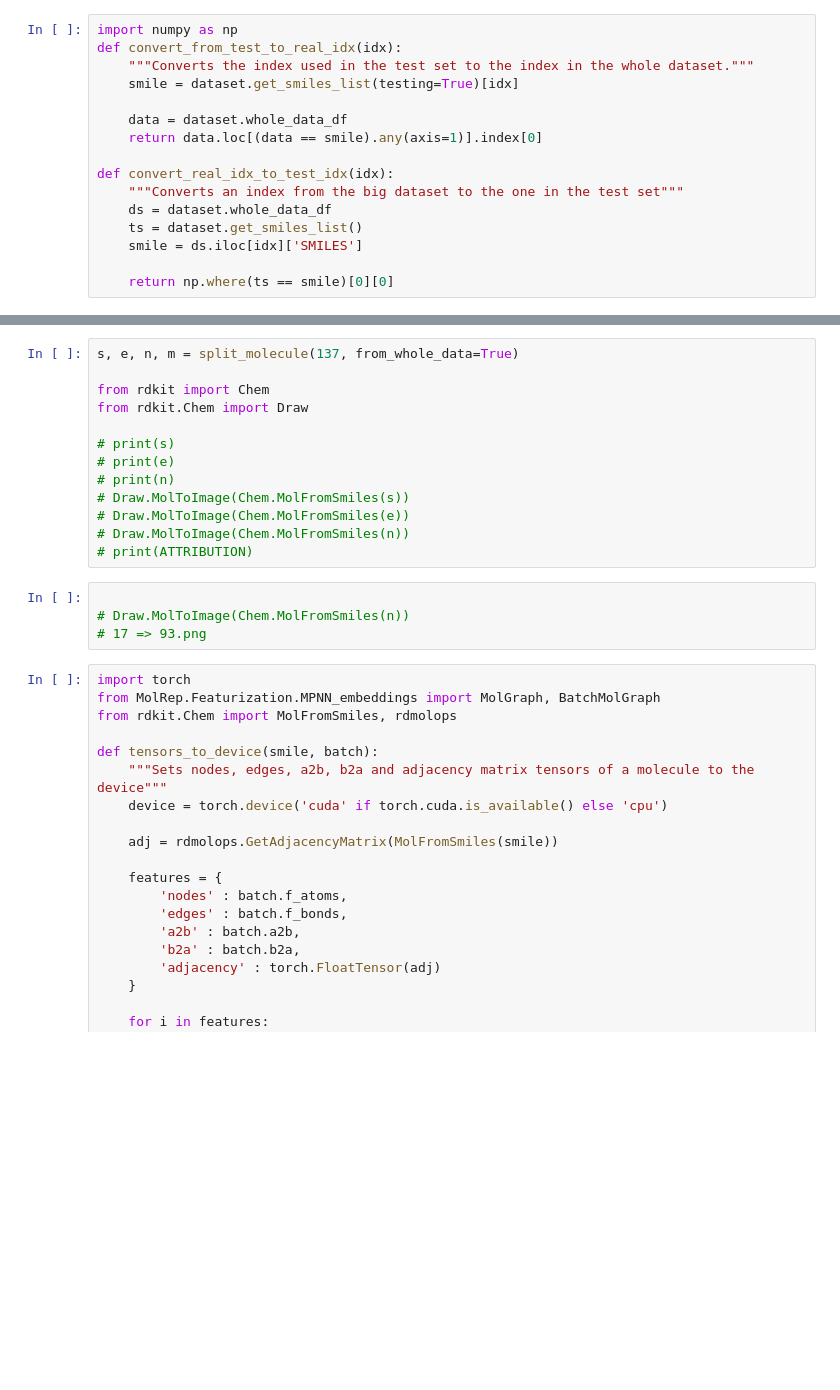
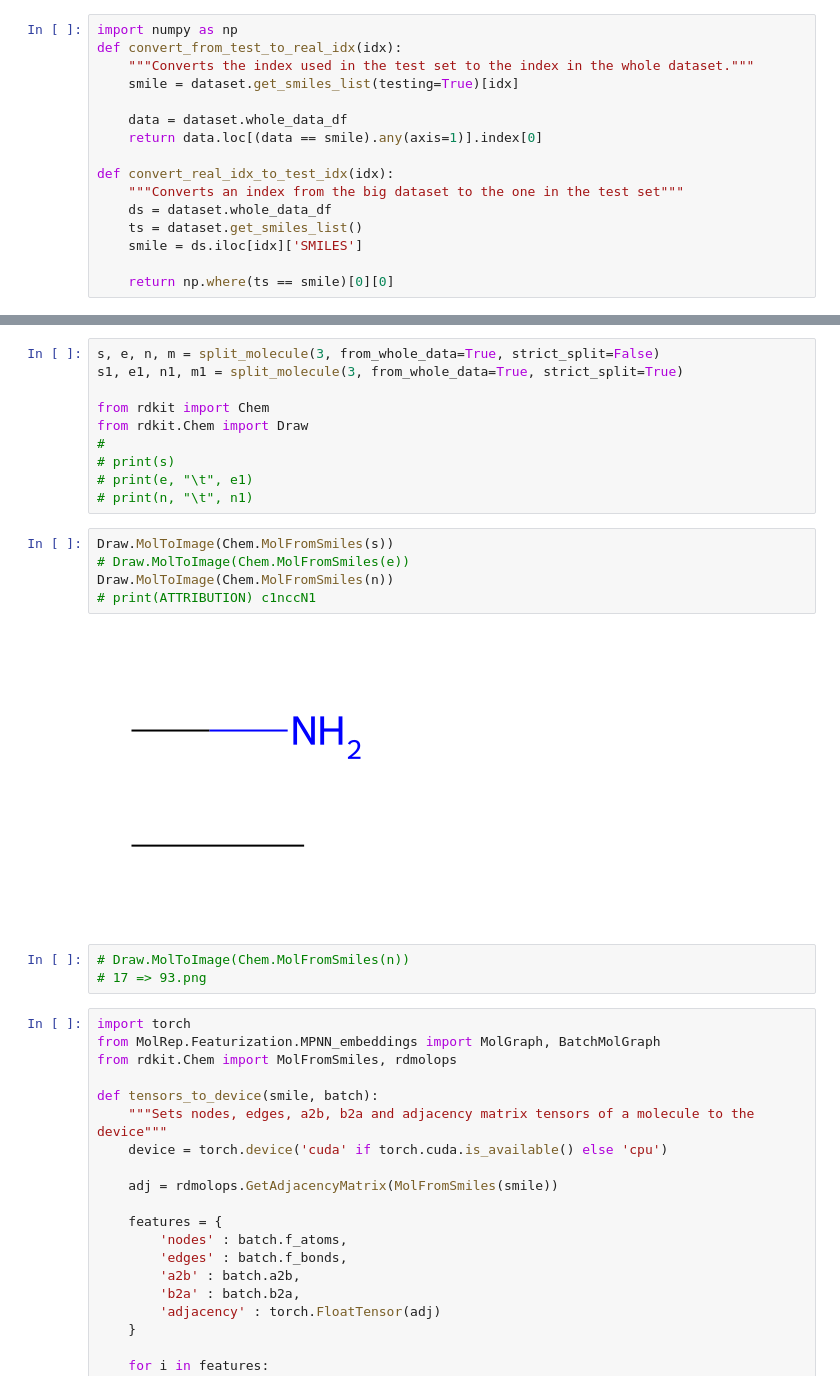
Before and after one commit to helipajari/mpp-comp-suff, a Jupyter notebook: Examples/Comprehensiveness_Sufficiency.ipynb, the cells around one changed output, grey strips where cells are left out. Drawn from its saved outputs; the diff is of its cells as text; blank space fills up the shorter version.

Commit message:
split_molecule does either soft (includes explaining atoms if they share bonds with non-explaining atoms) or hard splits (no explaining atoms) for the nonexplaining graph

```diff
--- a/Examples/Comprehensiveness_Sufficiency.ipynb
+++ b/Examples/Comprehensiveness_Sufficiency.ipynb
@@ -357,21 +370,24 @@ def split_molecule(mol_idx:int, explainer='IG', threshold=1e-4, from_whole_data=
     non_explaining_smile = rdkit.Chem.MolToSmiles(non_explaining_mol)
 
     return smile, explaining_smile, non_explaining_smile, exp_length
-# %%
-s, e, n, m = split_molecule(137, from_whole_data=True)
-
-from rdkit import Chem
-from rdkit.Chem import Draw
-
-# print(s)
-# print(e)
-# print(n)
-# Draw.MolToImage(Chem.MolFromSmiles(s))
-# Draw.MolToImage(Chem.MolFromSmiles(e))
-# Draw.MolToImage(Chem.MolFromSmiles(n))
-# print(ATTRIBUTION)
+# %%
+s, e, n, m = split_molecule(3, from_whole_data=True, strict_split=False)
+s1, e1, n1, m1 = split_molecule(3, from_whole_data=True, strict_split=True)
+
+from rdkit import Chem
+from rdkit.Chem import Draw
+#
+# print(s)
+# print(e, "\t", e1)
+# print(n, "\t", n1)
+# %%
+Draw.MolToImage(Chem.MolFromSmiles(s))
+# Draw.MolToImage(Chem.MolFromSmiles(e))
+Draw.MolToImage(Chem.MolFromSmiles(n))
+# print(ATTRIBUTION) c1nccN1
+# %% [output]
+[figure, added]
 # %%
-
 # Draw.MolToImage(Chem.MolFromSmiles(n))
 # 17 => 93.png
 # %%
```
Also changed, not shown: parts of 5 cells of this notebook.
